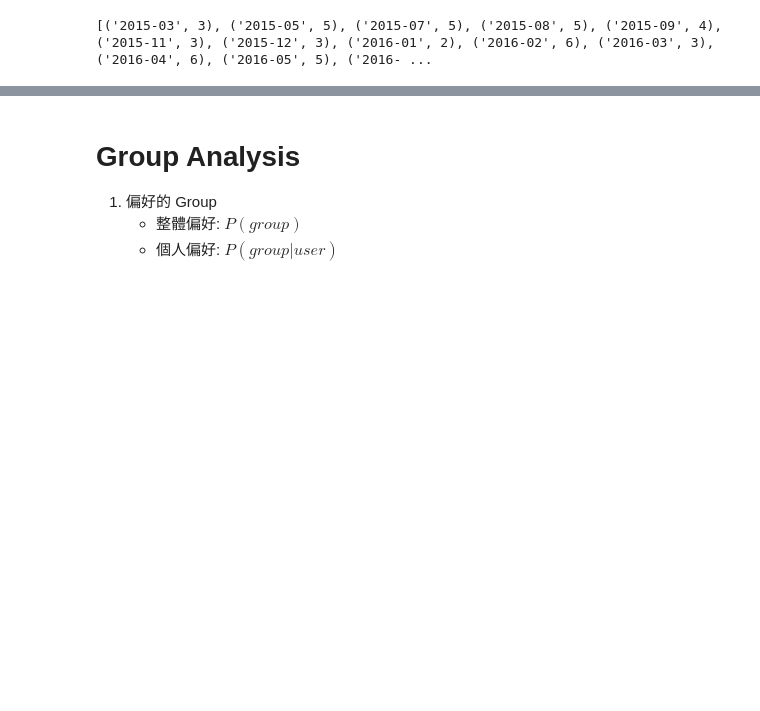
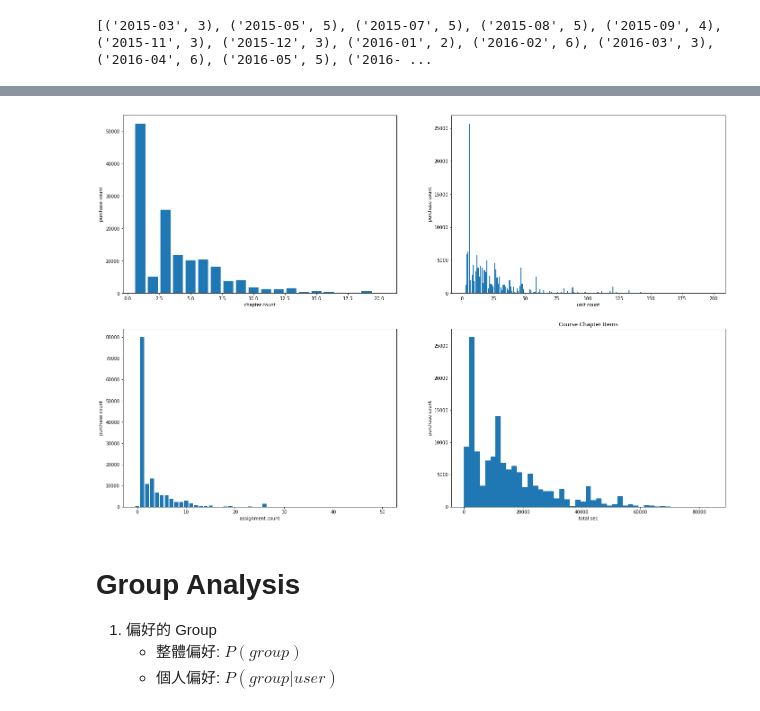
Before and after one commit to hsuck/ADL22-final-project, a Jupyter notebook: notebook/course_analysis.ipynb, the cells around one changed output, grey strips where cells are left out. Saved outputs shown, nothing was run; the diff lists cells and outputs as text; code cells hidden in the pictures; blank space fills up the shorter version.

Commit message:
[Analysis] Purchase Count vs Chapter features

```diff
--- a/notebook/course_analysis.ipynb
+++ b/notebook/course_analysis.ipynb
@@ -382,0 +414,11 @@ print(time)
+# %%
+course_purchase = []
+for plog in user_purchase_log['train'].values():
+    course_purchase += plog
+course_purchase = Counter(course_purchase)
+
+course_items_df = course_chapter_feature()
+course_items_df.head()
+
+course_items_df['purchase_cnt'] = [ course_purchase[id] for id in course_items_df['course_id']]
+course_items_df.head()
@@ -383,3 +432,37 @@ print(time)
+# %%
+plt.figure(figsize=(24,16), facecolor='white')
+
+feat_names = ['chapter_cnt', 'unit_cnt', 'assignment_cnt' ]
+target_name = 'purchase_cnt'
+
+for i, feat_name in enumerate(feat_names):
+    x, y = [], []
+    for feat, sub_df in course_items_df.groupby(feat_name):
+        x.append(feat)
+        y.append(np.sum(sub_df[target_name]))
+
+    plt.subplot(2,2,i+1)
+    plt.bar(x, y)
+    plt.xlabel( feat_name.replace("_cnt", " count"))
+    plt.ylabel("purchase count")
+
+
+for feat_name in ['total_sec']:
+    x = []
+    for feat, sub_df in course_items_df.groupby(feat_name):
+        x += [feat] * np.sum(sub_df[target_name])
+
+    plt.subplot(2,2,4)
+    min = 60
+    hour = min * 60
+    plt.hist(x, bins=range(0, 24*hour, 30*min))
+    plt.xlabel( feat_name.replace("_", " "))
+    plt.ylabel("purchase count")
+
+plt.title("Course Chapter Items")
+plt.show()
+# %% [output]
+[figure, added]
 # %% [markdown]
 # Group Analysis
 1. 偏好的 Group
```
Also changed, not shown: parts of 3 cells of this notebook.
